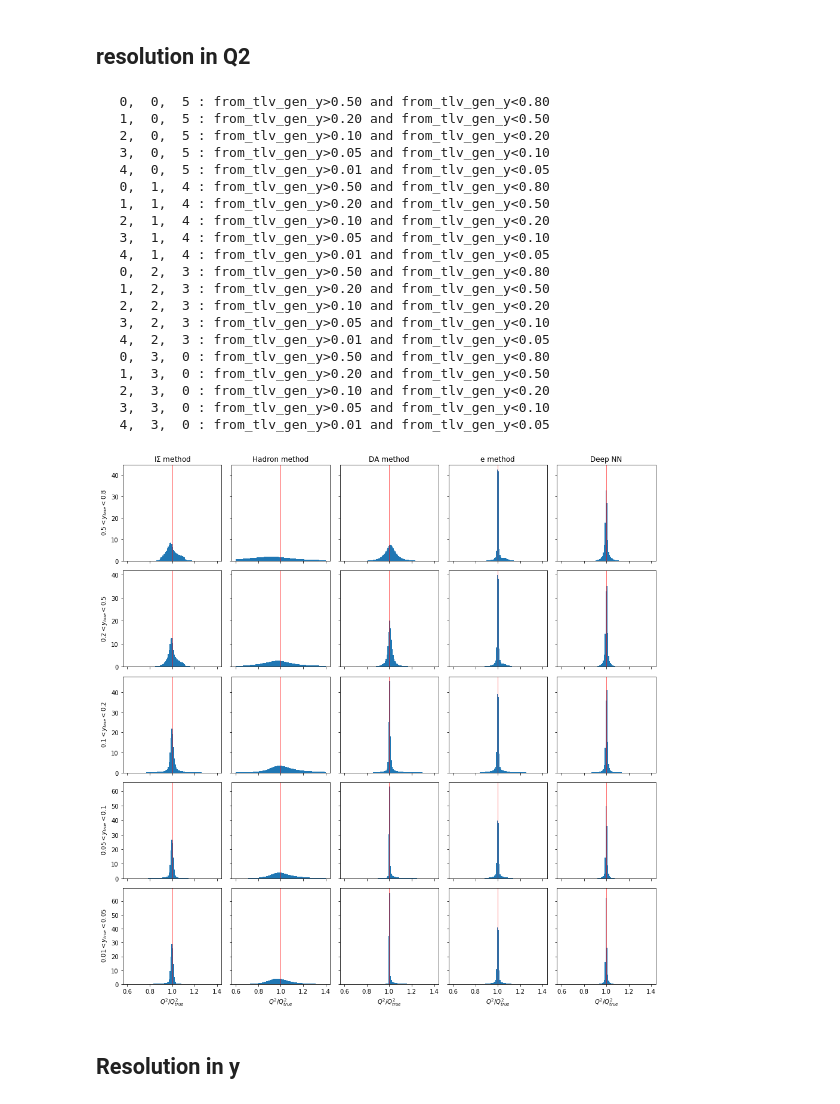
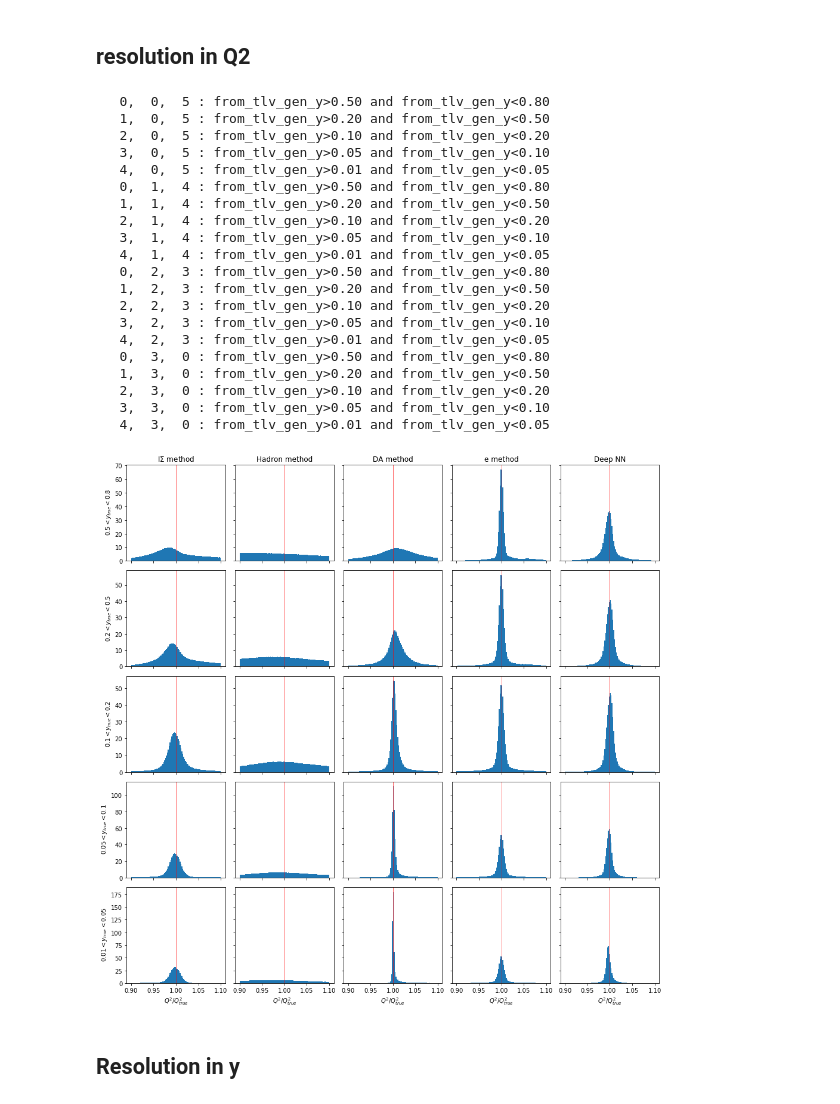
Before and after one commit to owen234/DIS-reco, a Jupyter notebook: NN_athena_classify_then_reg_plots_subsel.ipynb, the cells around one changed output. Saved outputs shown, nothing was run; the diff lists cells and outputs as text; code cells hidden in the pictures.

```diff
--- a/NN_athena_classify_then_reg_plots_subsel.ipynb
+++ b/NN_athena_classify_then_reg_plots_subsel.ipynb
@@ -33,7 +33,10 @@ plot_fsr_only = False
 plot_norad_only = False
 
 
-xaxis_range = 'medium'
+xaxis_range = ''
+#xaxis_range = 'medium'
+#xaxis_range = 'wide'
+
 
 save_plots = True
 
@@ -1020,6 +1023,10 @@ xmax = 1.3
 if xaxis_range == 'medium':
     xmin = 0.5
     xmax = 1.5
+
+if xaxis_range == 'wide':
+    xmin = 0.0
+    xmax = 2.0
 
 y_cut = [
     'from_tlv_gen_y>0.50 and from_tlv_gen_y<0.80',
@@ -1111,6 +1118,10 @@ xmax = 1.10
 if xaxis_range == 'medium':
     xmin = 0.6
     xmax = 1.4
+
+if xaxis_range == 'wide':
+    xmin = 0.0
+    xmax = 2.0
 
 y_cut = [
     'from_tlv_gen_y>0.50 and from_tlv_gen_y<0.80',
@@ -1158,34 +1169,34 @@ ax[4][4].set_xlabel('$Q^2/Q^2_{true}$')
 for i in range(5):
     for j in range(5):
         ax[i][j].axvline(1.0,color='red',lw=1,alpha=0.6)
 
 if save_plots :
     plt.savefig('plots/deepNN-Q2-resolution-ATHENA-Q2gt200-CthenR-%s.pdf' % plot_string, bbox_inches='tight' )
     plt.savefig('plots/deepNN-Q2-resolution-ATHENA-Q2gt200-CthenR-%s.png' % plot_string, bbox_inches='tight' )
 
 plt.subplots_adjust(wspace=0.1, hspace=0.1)
 # %% [output]
    0,  0,  5 : from_tlv_gen_y>0.50 and from_tlv_gen_y<0.80
    1,  0,  5 : from_tlv_gen_y>0.20 and from_tlv_gen_y<0.50
    2,  0,  5 : from_tlv_gen_y>0.10 and from_tlv_gen_y<0.20
    3,  0,  5 : from_tlv_gen_y>0.05 and from_tlv_gen_y<0.10
    4,  0,  5 : from_tlv_gen_y>0.01 and from_tlv_gen_y<0.05
    0,  1,  4 : from_tlv_gen_y>0.50 and from_tlv_gen_y<0.80
    1,  1,  4 : from_tlv_gen_y>0.20 and from_tlv_gen_y<0.50
    2,  1,  4 : from_tlv_gen_y>0.10 and from_tlv_gen_y<0.20
    3,  1,  4 : from_tlv_gen_y>0.05 and from_tlv_gen_y<0.10
    4,  1,  4 : from_tlv_gen_y>0.01 and from_tlv_gen_y<0.05
    0,  2,  3 : from_tlv_gen_y>0.50 and from_tlv_gen_y<0.80
    1,  2,  3 : from_tlv_gen_y>0.20 and from_tlv_gen_y<0.50
    2,  2,  3 : from_tlv_gen_y>0.10 and from_tlv_gen_y<0.20
    3,  2,  3 : from_tlv_gen_y>0.05 and from_tlv_gen_y<0.10
    4,  2,  3 : from_tlv_gen_y>0.01 and from_tlv_gen_y<0.05
    0,  3,  0 : from_tlv_gen_y>0.50 and from_tlv_gen_y<0.80
    1,  3,  0 : from_tlv_gen_y>0.20 and from_tlv_gen_y<0.50
    2,  3,  0 : from_tlv_gen_y>0.10 and from_tlv_gen_y<0.20
    3,  3,  0 : from_tlv_gen_y>0.05 and from_tlv_gen_y<0.10
    4,  3,  0 : from_tlv_gen_y>0.01 and from_tlv_gen_y<0.05
-[figure, old version]
+[figure, new version]
 # %% [markdown]
 ## Resolution in y
 # %%
```
Also changed, not shown: parts of 18 cells of this notebook.
